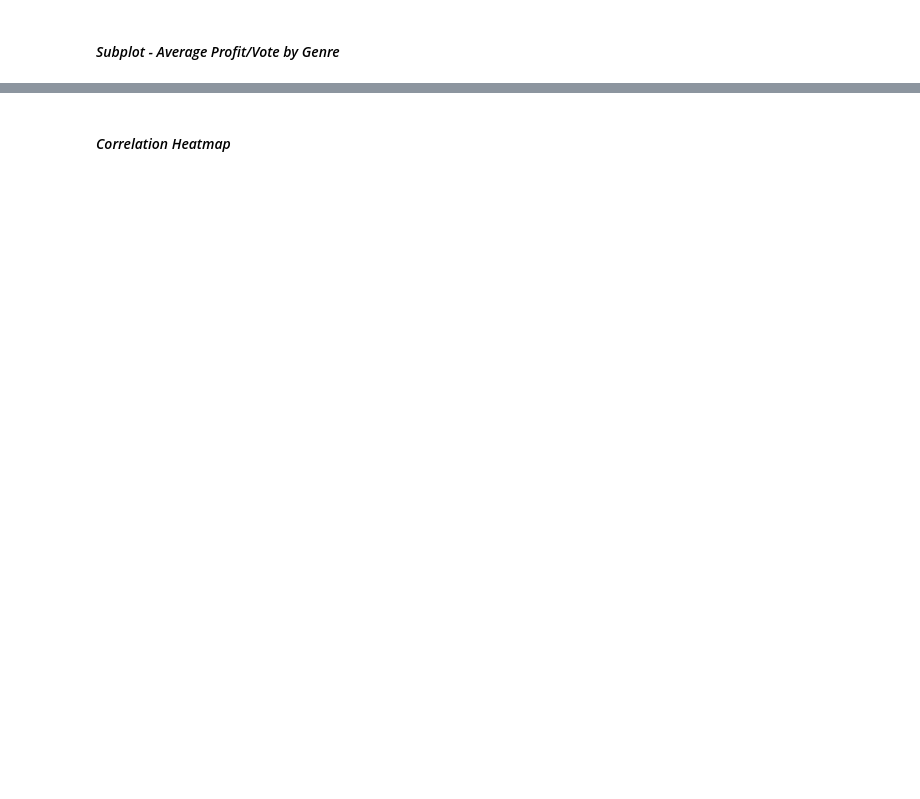
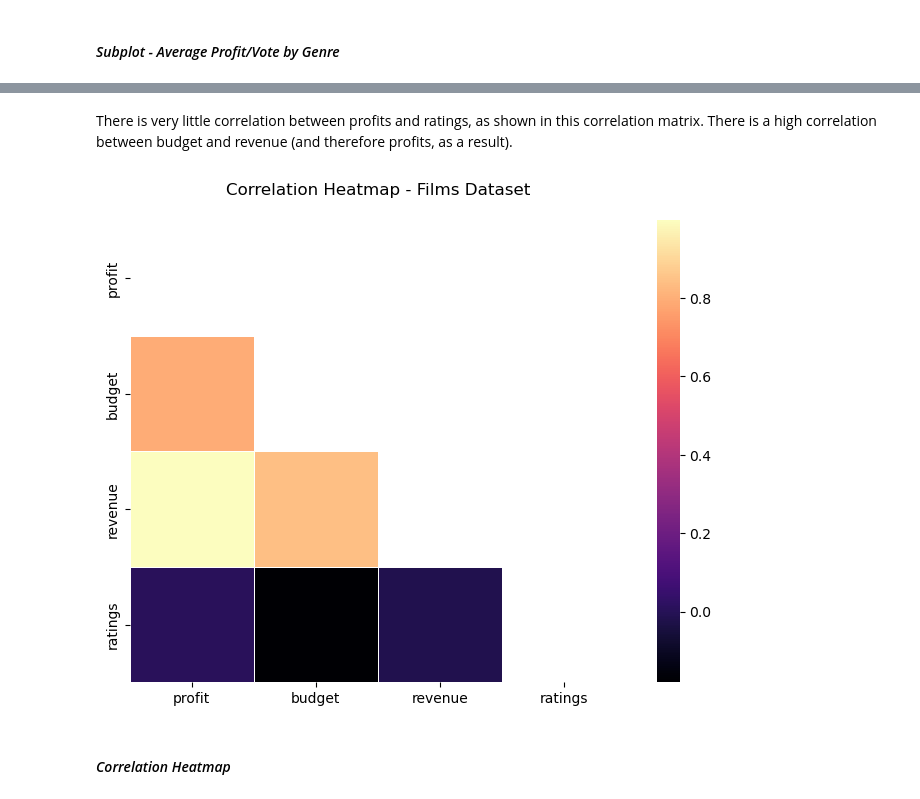
Before and after one commit to kakintelure/DF, a Jupyter notebook: Movies Project.ipynb, the cells around one changed output, grey strips where cells are left out. Saved outputs shown, nothing was run; the diff lists cells and outputs as text; code cells hidden in the pictures; blank space fills up the shorter version.

```diff
--- a/Movies Project.ipynb
+++ b/Movies Project.ipynb
@@ -382,3 +457,18 @@ This is a subplot containing two bar plots showing average profit made by each g
+# %% [markdown]
+There is very little correlation between profits and ratings, as shown in this correlation matrix. There is a high correlation between budget and revenue (and therefore profits, as a result).
+# %%
+
+# Compute the correlation matrix
+cm = gp2.corr(numeric_only=True)
+
+
+# Create a heatmap of the correlation matrix
+plt.figure(figsize=(8, 6))
+sns.heatmap(cm, cmap='magma', linewidth=.5, mask=np.triu(cm.corr(numeric_only=True)))
+plt.title('Correlation Heatmap - Films Dataset\n')
+plt.show()
+# %% [output]
+[figure, added]
 # %% [markdown]
 #### *Correlation Heatmap*
 # %%
```
Also changed, not shown: parts of 23 cells of this notebook.
